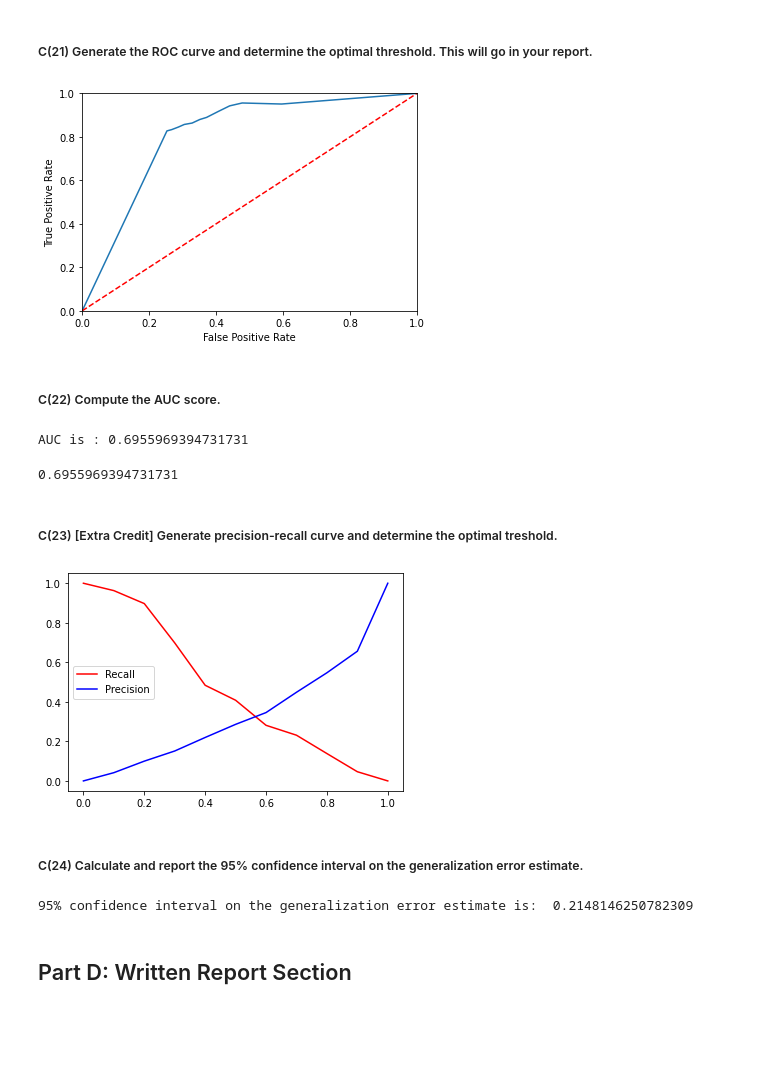
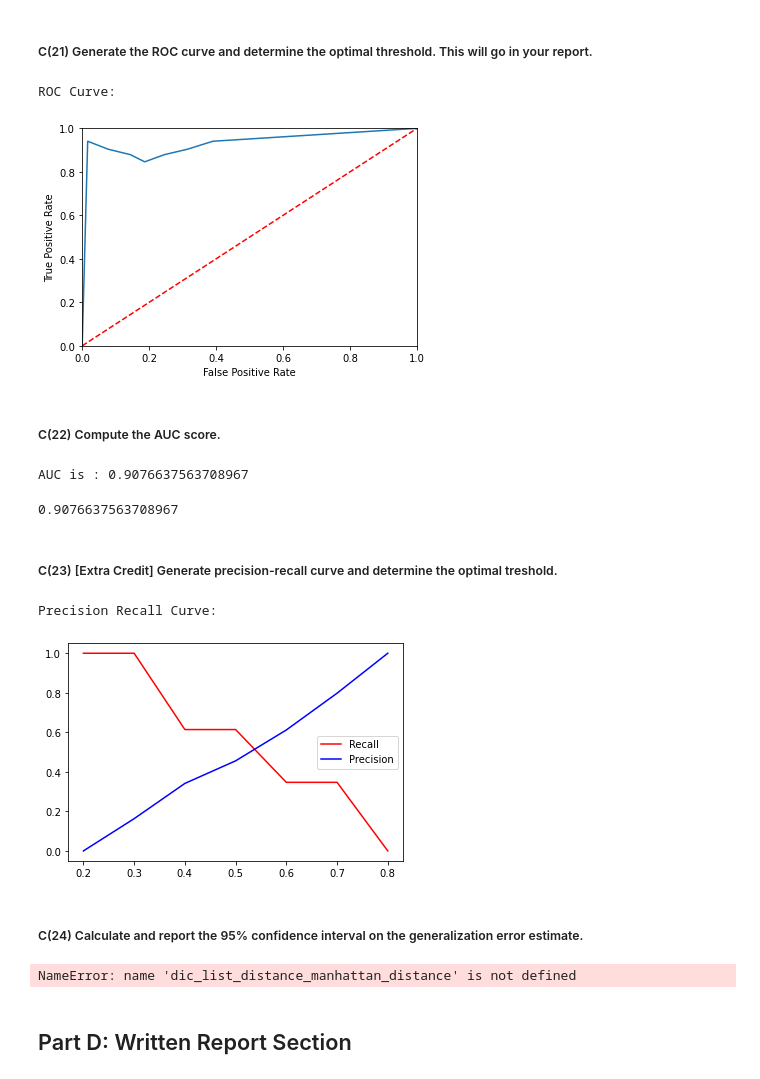
Before and after one commit to samulak/CSCI_353_ML, a Jupyter notebook: Samulak_Adam_assignment1.ipynb, the cells around one changed output. Saved outputs shown, nothing was run; the diff lists cells and outputs as text; code cells hidden in the pictures; blank space fills up the shorter version.

```diff
--- a/Samulak_Adam_assignment1.ipynb
+++ b/Samulak_Adam_assignment1.ipynb
@@ -487,6 +470,7 @@ arguments['kwargs'] = {'distance':'euclidean_distance', 'confidence_interval':0.
 B.fit(Training_data, target_training_vec, 5, 'distance', **arguments)
 outB = B.predict(Test_data)
 # %%
-Preci, Recall, f1 = precision(out ,Test_data[:, 7])
+Preci, Recall, f1 = precision(out ,Test_data[:, 6])
 print('F1 score is: ', f1)
+print('Accuracy: ', accuracy_generalization(out ,Test_data[:, 6]))
 # %% [output]
@@ -825,78 +668,88 @@ Generalization:  0.21131073907717435
 # %% [markdown]
 ##### C(21) Generate the ROC curve and determine the optimal threshold. This will go in your report.
 # %%
-confidence_intervals = [0,.1, .2, .3, .4, .5, .6, .7, .8, .9, 1]
+# Run the classifier on different thresholds
+threshold = [.2, .3, .4, .5, .6, .7, .8]
 dic_list = []
-for i in range(11):
-    args = {'n_neighbors':11, 'weights':'distance', 'kwargs':{'distance':'euclidean_distance', 'confidence_interval':confidence_intervals[i]}}
-    dic_list.append(sFold(5, df, df, KNN_Classifier,args, 'none'))
+for i in range(len(threshold)):
+    args = {'n_neighbors':41, 'weights':'distance', 'kwargs':{'distance':'manhattan_distance', 'threshold':threshold[i]}}
+    dic_list.append(sFold(21, df, df, KNN_Classifier, args, 'none'))
 # %%
+# Preprocess the TPR and FPR for ROC curve
 sort_values_list = []
 confusion_matrix_list = []
-for i in range(len(confidence_intervals)):
-    confusion_matrix_list.append(confusion_matrix(dic_list[i]["Expected_labels"], dic_list[i]["Predicted_labels"]))
-    #Matrix lists TN,FP,FN, TP
-    #[FPR,TPR]
-    sort_values_list.append([confusion_matrix_list[i][1]/(confusion_matrix_list[i][0] + confusion_matrix_list[i][1]), confusion_matrix_list[i][3]/(confusion_matrix_list[i][2] + confusion_matrix_list[i][3])])
-
+for i in range(len(threshold)):
+        confusion_matrix_list.append(confusion_matrix(dic_list[i]["Expected_labels"], dic_list[i]["Predicted_labels"]))
+        if confusion_matrix_list[i][0] + confusion_matrix_list[i][1] != 0:
+            sort_values_list.append([confusion_matrix_list[i][1]/(confusion_matrix_list[i][0] + confusion_matrix_list[i][1]), confusion_matrix_list[i][3]/(confusion_matrix_list[i][2] + confusion_matrix_list[i][3])])
+        else:
+            sort_values_list.append([0, confusion_matrix_list[i][3]/(confusion_matrix_list[i][2] + confusion_matrix_list[i][3])])
 # Sort values by FPR
 sort_values_list.sort()
 TPR = []
 FPR = []
 TPR.append(0)
 FPR.append(0)
-for i in range(len(confidence_intervals)):
+for i in range(len(threshold)):
     TPR.append(sort_values_list[i][1])
     FPR.append(sort_values_list[i][0])
 
 TPR.append(1)
 FPR.append(1)
 
+#Plot roc
+print('ROC Curve:')
 roc(TPR, FPR)
 # %% [output]
+ROC Curve:
-[figure, old version]
+[figure, new version]
 # %% [markdown]
 ##### C(22) Compute the AUC score.
 # %%
+#Pre process data for AUC score
 AUC_TPR = []
 AUC_FPR = []
-for i in range(len(confidence_intervals)):
+for i in range(len(threshold)):
     AUC_TPR.append(sort_values_list[i][1])
     AUC_FPR.append(sort_values_list[i][0])
 
+#Calculate the score
 auc(AUC_TPR, AUC_FPR)
 # %% [output]
-AUC is : 0.6955969394731731
+AUC is : 0.9076637563708967
-0.6955969394731731
+0.9076637563708967
 # %% [markdown]
 ##### C(23) [Extra Credit] Generate precision-recall curve and determine the optimal treshold.
 # %%
-for i in range(len(confidence_intervals)):
+#Pre process data for precision_recall curve
+
+for i in range(len(threshold)):
     confusion_matrix_list.append(confusion_matrix(dic_list[i]["Expected_labels"], dic_list[i]["Predicted_labels"]))
     sort_values_list.append([confusion_matrix_list[i][3]/(confusion_matrix_list[i][1] + confusion_matrix_list[i][3]), confusion_matrix_list[i][3]/(confusion_matrix_list[i][2] + confusion_matrix_list[i][3])])
-
-
 recall_= []
 precision_ = []
 
-for i in range(len(confidence_intervals)):
+for i in range(len(threshold)):
     recall_.append(sort_values_list[i][1])
     precision_.append(sort_values_list[i][0])
 precision_.sort()
 recall_.sort(reverse=True)
 
 # Data Normalization
 recall_min = min(recall_)
 recall_max = max(recall_)
 precision_min = min(precision_)
 precision_max = max(precision_)
 
-for j  in range(len(confidence_intervals)):
+for j  in range(len(threshold)):
     precision_[j] = (precision_[j] - precision_min)/(precision_max - precision_min)
     recall_[j] = (recall_[j] - recall_min)/(recall_max - recall_min)
 
+#Plot
+print('Precision Recall Curve:')
 precision_recall(recall_, precision_)
 # %% [output]
+Precision Recall Curve:
-[figure, old version]
+[figure, new version]
 # %% [markdown]
 ##### C(24) Calculate and report the 95% confidence interval on the generalization error estimate.
@@ -963,7 +756,12 @@ Interval.append(sFold(5, df, df, KNN_Classifier,args, 'none'))
-# %%
-print('95% confidence interval on the generalization error estimate is: ', Interval[0]["Error"])
-# %% [output]
-95% confidence interval on the generalization error estimate is:  0.2148146250782309
+# %%
+error = 1 - accuracy_generalization(dic_list_distance_manhattan_distance[3]["Expected_labels"], dic_list_distance_manhattan_distance[3]["Predicted_labels"])
+
+interval = 1.96 * np.sqrt( (error * (1 - error)) / len(dic_list_distance_manhattan_distance[3]["Expected_labels"]))
+
+print('Upper Bound is: ', error+interval)
+print('Lower Bound is: ', error-interval)
+# %% [output]
+NameError: name 'dic_list_distance_manhattan_distance' is not defined
 # %% [markdown]
 ## Part D: Written Report Section
 # %% [markdown]
```
Also changed, not shown: parts of 37 cells of this notebook.
